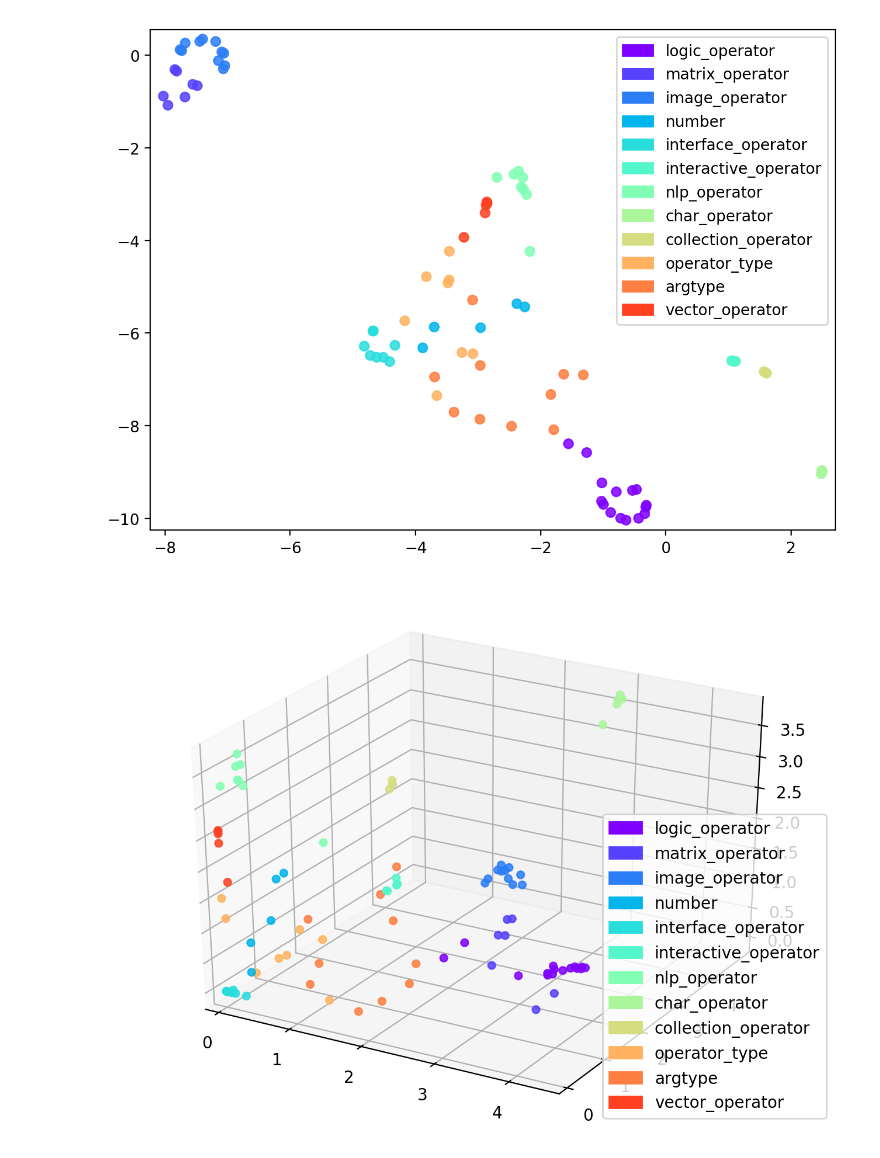
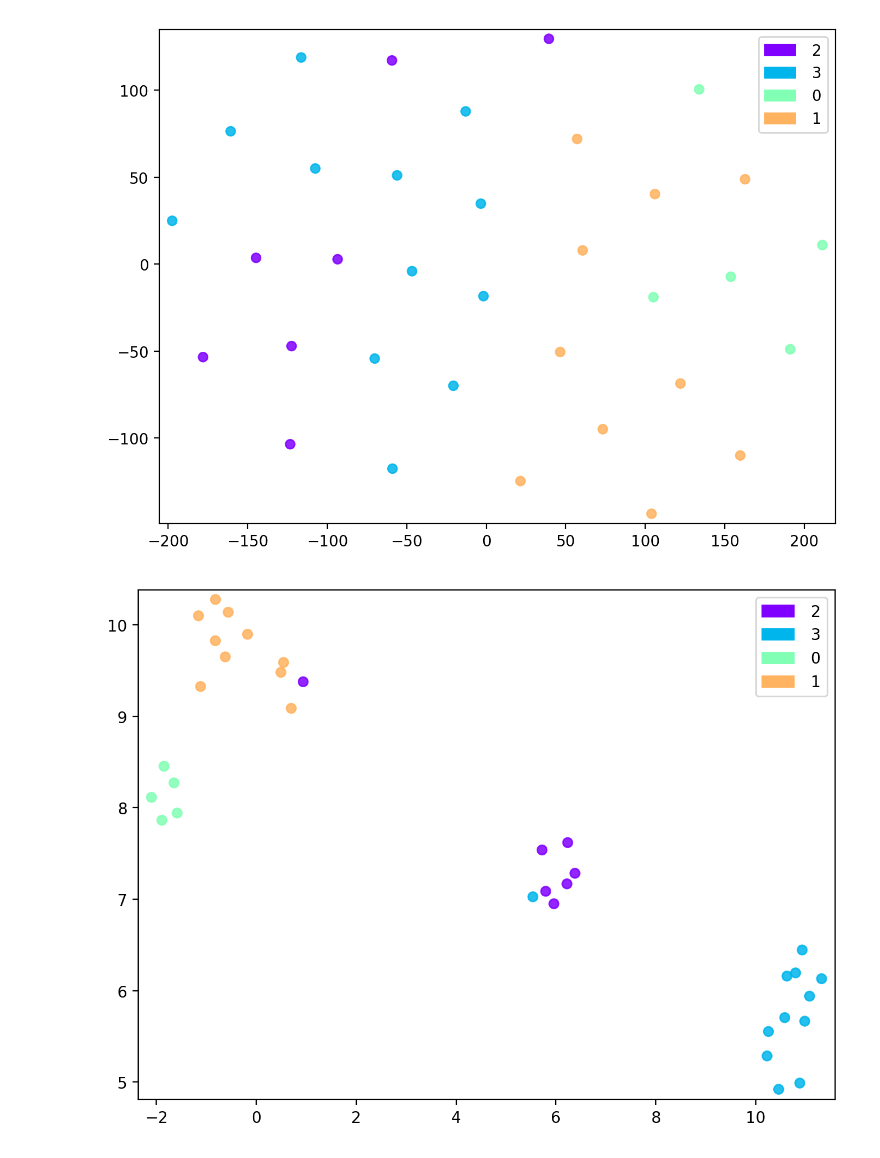
Before and after one commit to bhaney/graph_embeddings, a Jupyter notebook: gembed/operator-facts.ipynb, the cells around one changed output. Saved outputs shown, nothing was run; the diff lists cells and outputs as text; code cells hidden in the pictures.

Commit message:
adds karate data

```diff
--- a/gembed/operator-facts.ipynb
+++ b/gembed/operator-facts.ipynb
@@ -3,9 +3,9 @@ import pickle
 import numpy as np
 from gembed.multigraph import Multigraph
 
-with open('results/rgcn_ops_embeddings.pkl', 'rb') as inobj:
+with open('results/karate_embeddings.pkl', 'rb') as inobj:
     embeddings = pickle.load(inobj)
-with open('results/rgcn_ops_graph.pkl', 'rb') as inobj:
+with open('results/karate_graph.pkl', 'rb') as inobj:
     graph = pickle.load(inobj)
 
 embeddings_dict = {t[0]:t[1] for t in embeddings }
@@ -66,18 +65,14 @@ def get_category_embeddings(category, embeddings_dict):
 # %%
 #category_relation = graph.get_list_of_relation("IS")
 #category_relation = get_category_tuple('data/cora/cora_target.csv', skip_first_line=True)
 #category_relation = get_category_tuple('data/person_affiliations.csv', skip_first_line=True)
-category_relation = get_category_tuple('data/category_IS.csv', skip_first_line=True)
+category_relation = get_category_tuple('data/karate/karate_targets.csv', skip_first_line=True)
 
 operator_embeds, operator_labels = get_category_embeddings(category_relation, embeddings_dict)
-tnse_pts = plotting.tsneND(operator_embeds,2)
+tnse_pts = plotting.tsneND(operator_embeds, 2)
 plotting.scatterplot2D_legend(tnse_pts[:,0],tnse_pts[:,1],operator_labels)
-#tnse_pts_3d = plotting.pcaND(operator_embeds,3)
-#plotting.scatterplot3D_legend(tnse_pts_3d[:,0],tnse_pts_3d[:,1], tnse_pts_3d[:,2], operator_labels)
-operator_embeds = np.array(operator_embeds)
-plotting.scatterplot3D_legend(operator_embeds[:,0],operator_embeds[:,1],operator_embeds[:,2], operator_labels)
-#umap_pts = plotting.umap2D(operator_embeds)
-#plotting.scatterplot2D_legend(umap_pts[:,0],umap_pts[:,1],operator_labels)
+umap_pts = plotting.umap2D(operator_embeds)
+plotting.scatterplot2D_legend(umap_pts[:,0],umap_pts[:,1],operator_labels)
 # %% [output]
-[figure, old version]
+[figure, new version]
-[figure, old version]
+[figure, new version]
```
Also changed, not shown: parts of 7 cells of this notebook, 11 other files.
